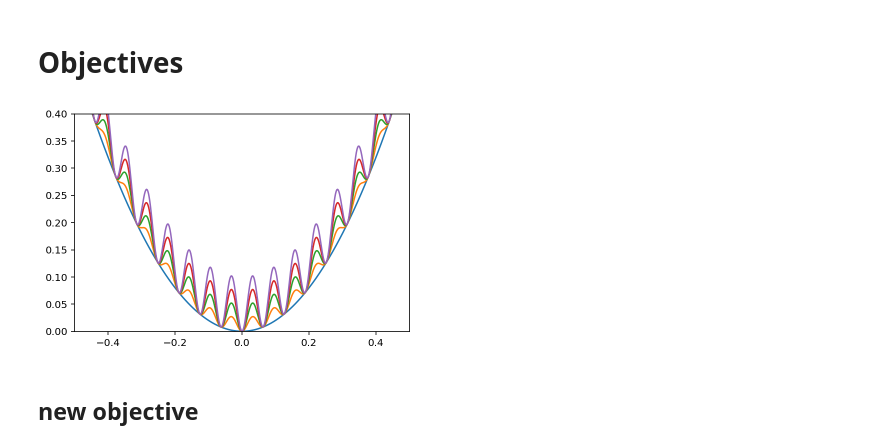
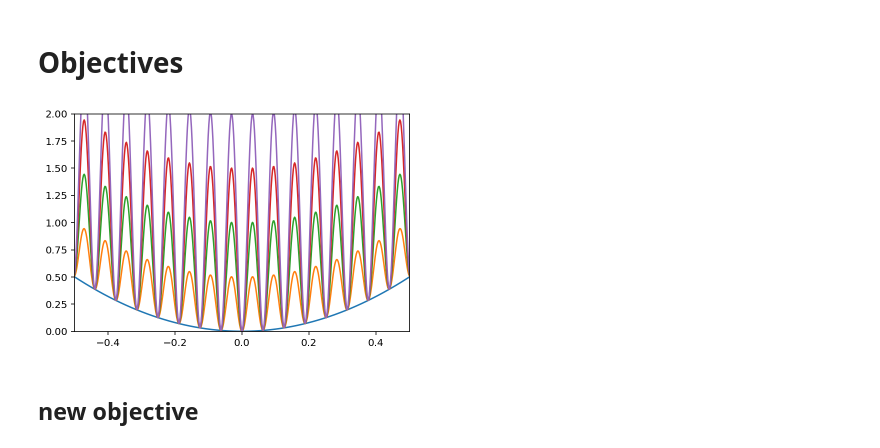
Before and after one commit to sammlapp/SAE_ABM, a Jupyter notebook: ABM_testFunctions_currentScore.ipynb, the cells around one changed output. Cells and saved outputs as stored; diff of their text form; code cells hidden in the pictures.

```diff
--- a/ABM_testFunctions_currentScore.ipynb
+++ b/ABM_testFunctions_currentScore.ipynb
@@ -81,8 +87,22 @@ def calculateDecay(steps,T0=1.0,Tf=0.01):
 
 def calculateAgentDecay(agent, steps):
     E_N = normalizedE(agent.kai.E)
-    E_transformed = np.exp((E_N*-1)+3.3)
+    E_transformed = np.exp((E_N*-1)+2)
     startEndRatio = bounds(1/E_transformed, 1E-10,1)
+#     print("ratio: %s" % startEndRatio)
     T0 = agent.temp
     TF = T0 * startEndRatio
-    return calculateDecay(steps,T0,TF)
+    return calculateDecay(steps,T0,TF)#, startEndRatio
+# %%
+es = []
+kais = []
+ratios = []
+for i in range(500):
+    a = Agent()
+    d, ratio = calculateAgentDecay(a,100)
+    es.append(a.kai.E)
+    kais.append(a.kai.KAI)
+    ratios.append(ratio)
+plt.scatter(es, ratios)
+plt.show()
+plt.scatter(kais, ratios)
@@ -143,14 +165,14 @@ def constrain(x):
     return x
 # %%
 x = np.linspace(-1,1,1000)
-for ROUGHNESS in np.linspace(0,.05,5):#= 0.05
+for ROUGHNESS in np.linspace(0,1,5):#= 0.05
     y=[objectiveTune([xi],ROUGHNESS) for xi in x]
     plt.plot(x,y)
 
     plt.xlim([-.5,.5])
-    plt.ylim([0,.4])
+    plt.ylim([0,2])
 # %% [output]
-[figure, old version]
+[figure, new version]
 # %% [markdown]
 ## new objective
 # %%
```
Also changed, not shown: parts of 51 cells of this notebook.
